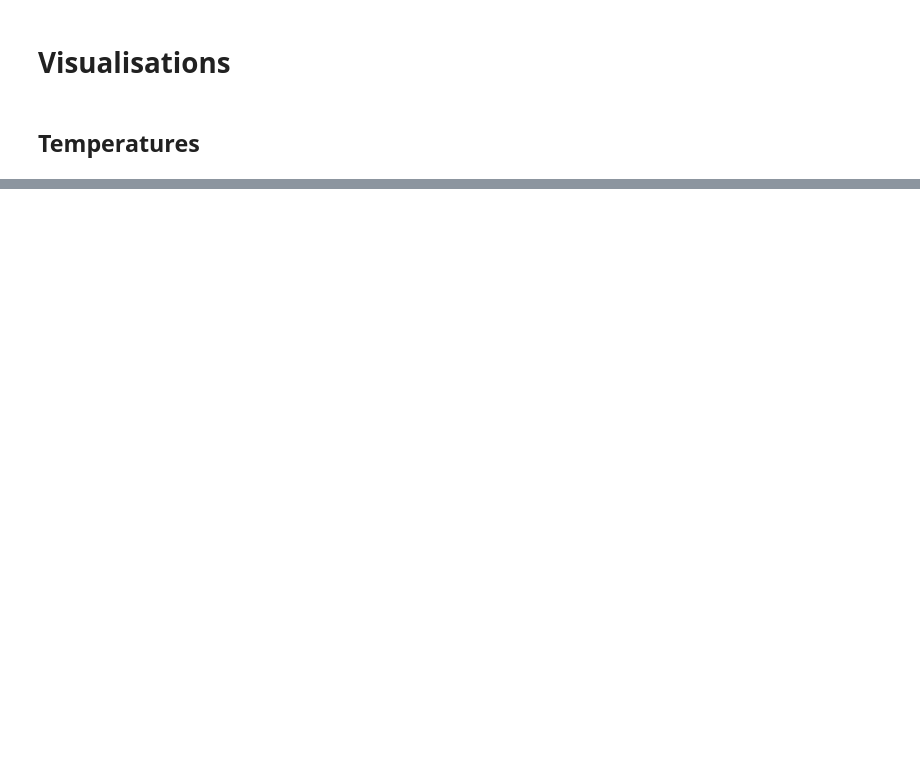
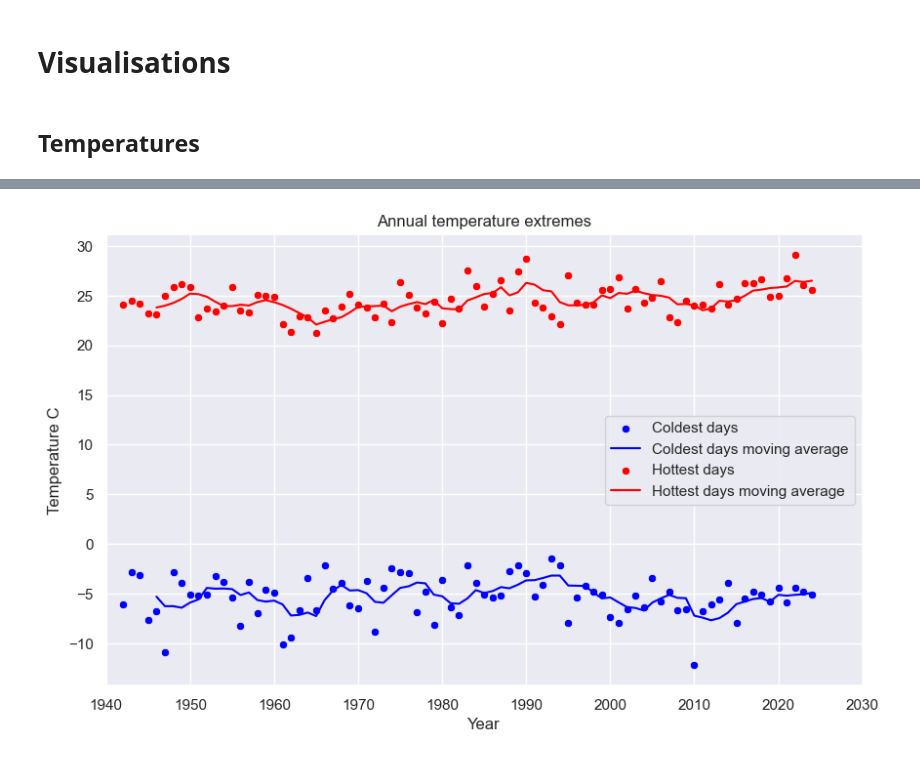
Before and after one commit to maanceto2/Dublin-Climate-Analysis, a Jupyter notebook: Notebooks/Dublin Airport Data.ipynb, the cells around one changed output, grey strips where cells are left out. Saved outputs shown, nothing was run; the diff lists cells and outputs as text; code cells hidden in the pictures; blank space fills up the shorter version.

```diff
--- a/Notebooks/Dublin Airport Data.ipynb
+++ b/Notebooks/Dublin Airport Data.ipynb
@@ -421,0 +524,14 @@ dublin_daily[['maxtp', 'mintp', 'rain', 'wdsp', 'sun']].describe().round(2)
+# %%
+import pandas as pd
+import numpy as np
+
+
+# Create a new column 'season' based on the month
+dublin_daily['season'] = np.where((dublin_daily['month'] >= 3) & (dublin_daily['month'] <= 5), 'Spring',
+                         np.where((dublin_daily['month'] >= 6) & (dublin_daily['month'] <= 8), 'Summer',
+                         np.where((dublin_daily['month'] >= 9) & (dublin_daily['month'] <= 11), 'Autumn', 'Winter')))
+
+# Group by 'year' and 'season'
+seasonal_data = dublin_daily.groupby(['year', 'season'])
+
+# Now you can perform aggregation operations on the grouped data
@@ -425,0 +1749,4 @@ dublin_daily[['maxtp', 'mintp', 'rain', 'wdsp', 'sun']].describe().round(2)
+# %%
+#temperature grouped by year
+df = dublin_daily.groupby('year')[['maxtp', 'mintp']].agg(['median', 'mean', 'min', 'max'])
+df.round(1)
@@ -425,0 +1769,30 @@ dublin_daily[['maxtp', 'mintp', 'rain', 'wdsp', 'sun']].describe().round(2)
+# %%
+import seaborn as sns
+import matplotlib.pyplot as plt
+import matplotlib.ticker as ticker
+
+# Get the x and y's values
+x = df.index
+y = df['mintp']['min']
+z = df['maxtp']['max']
+
+#moving average
+window_size = 5  # adjust this to change the moving average window size (number of years)
+
+extremes_high_ma = z.rolling(window_size).mean()
+extremes_low_ma = y.rolling(window_size).mean()
+
+#Plot
+plt.figure(figsize=(10,6))
+sns.scatterplot(x=x, y=y, label='Coldest days', color='blue')
+sns.lineplot(x=x, y=extremes_low_ma, label='Coldest days moving average', color='blue')
+sns.scatterplot(x=x, y=z, label='Hottest days', color='red')
+sns.lineplot(x=x, y=extremes_high_ma, label='Hottest days moving average', color='red')
+plt.xlim(1940, 2030)
+plt.title('Annual temperature extremes')
+plt.xlabel('Year')
+plt.ylabel('Temperature C')
+plt.gca().yaxis.set_major_locator(ticker.MultipleLocator(5))
+plt.show()
+# %% [output]
+[figure, added]
```
Also changed, not shown: parts of 125 cells of this notebook, 27 other files.
